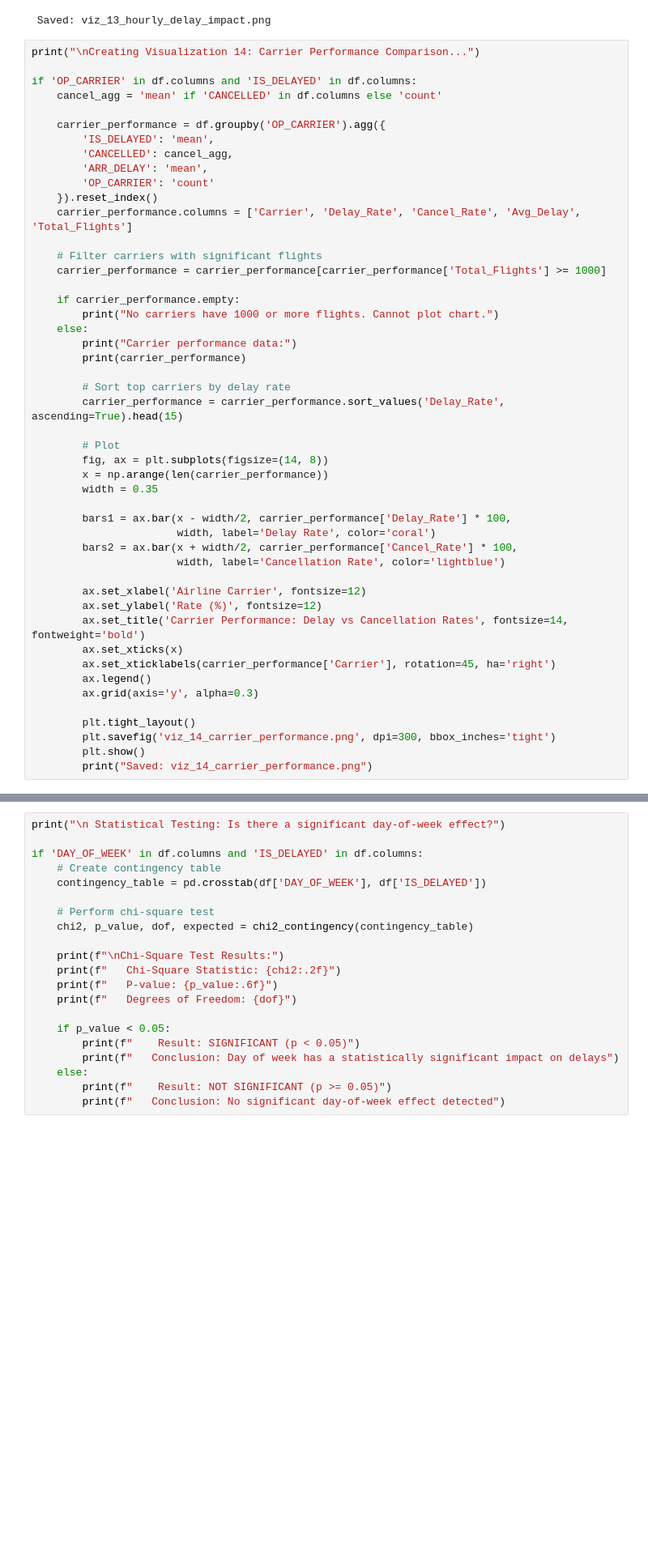
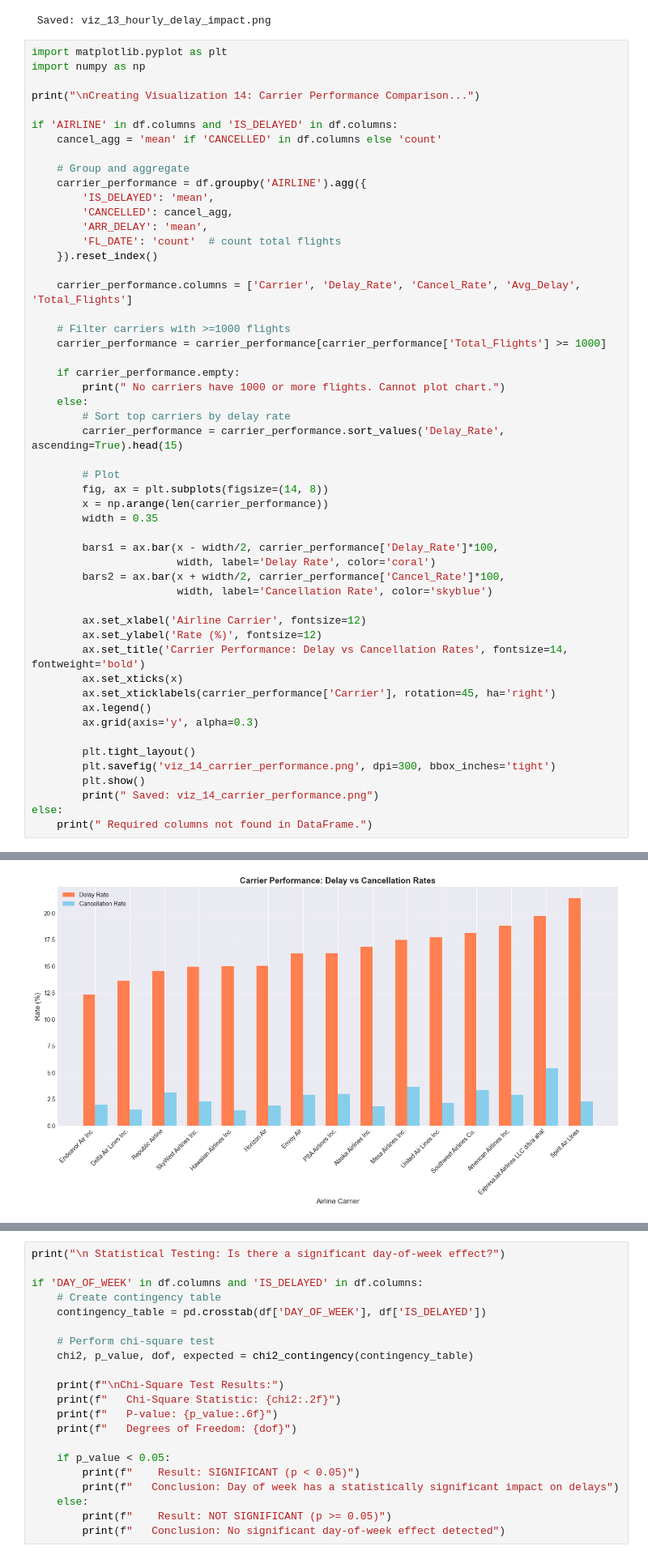
Before and after one commit to KL193/data-analysis-project-flight-delay, a Jupyter notebook: Untitled-1.ipynb, the cells around one changed output, grey strips where cells are left out. Shown at 81% size. Drawn from its saved outputs; the diff is of its cells as text; blank space fills up the shorter version.

```diff
--- a/Untitled-1.ipynb
+++ b/Untitled-1.ipynb
@@ -1142,52 +1173,57 @@ if 'DEP_HOUR' in df.columns and 'IS_DELAYED' in df.columns:
 [figure]
  Saved: viz_13_hourly_delay_impact.png
 # %%
+import matplotlib.pyplot as plt
+import numpy as np
+
 print("\nCreating Visualization 14: Carrier Performance Comparison...")
 
-if 'OP_CARRIER' in df.columns and 'IS_DELAYED' in df.columns:
+if 'AIRLINE' in df.columns and 'IS_DELAYED' in df.columns:
     cancel_agg = 'mean' if 'CANCELLED' in df.columns else 'count'
 
-    carrier_performance = df.groupby('OP_CARRIER').agg({
+    # Group and aggregate
+    carrier_performance = df.groupby('AIRLINE').agg({
         'IS_DELAYED': 'mean',
         'CANCELLED': cancel_agg,
         'ARR_DELAY': 'mean',
-        'OP_CARRIER': 'count'
+        'FL_DATE': 'count'  # count total flights
     }).reset_index()
+
     carrier_performance.columns = ['Carrier', 'Delay_Rate', 'Cancel_Rate', 'Avg_Delay', 'Total_Flights']
 
-    # Filter carriers with significant flights
+    # Filter carriers with >=1000 flights
     carrier_performance = carrier_performance[carrier_performance['Total_Flights'] >= 1000]
 
     if carrier_performance.empty:
-        print("No carriers have 1000 or more flights. Cannot plot chart.")
+        print(" No carriers have 1000 or more flights. Cannot plot chart.")
     else:
-        print("Carrier performance data:")
-        print(carrier_performance)
-
         # Sort top carriers by delay rate
         carrier_performance = carrier_performance.sort_values('Delay_Rate', ascending=True).head(15)
 
         # Plot
         fig, ax = plt.subplots(figsize=(14, 8))
         x = np.arange(len(carrier_performance))
         width = 0.35
 
-        bars1 = ax.bar(x - width/2, carrier_performance['Delay_Rate'] * 100,
+        bars1 = ax.bar(x - width/2, carrier_performance['Delay_Rate']*100,
                        width, label='Delay Rate', color='coral')
-        bars2 = ax.bar(x + width/2, carrier_performance['Cancel_Rate'] * 100,
-                       width, label='Cancellation Rate', color='lightblue')
+        bars2 = ax.bar(x + width/2, carrier_performance['Cancel_Rate']*100,
+                       width, label='Cancellation Rate', color='skyblue')
 
         ax.set_xlabel('Airline Carrier', fontsize=12)
         ax.set_ylabel('Rate (%)', fontsize=12)
         ax.set_title('Carrier Performance: Delay vs Cancellation Rates', fontsize=14, fontweight='bold')
         ax.set_xticks(x)
         ax.set_xticklabels(carrier_performance['Carrier'], rotation=45, ha='right')
         ax.legend()
         ax.grid(axis='y', alpha=0.3)
 
         plt.tight_layout()
         plt.savefig('viz_14_carrier_performance.png', dpi=300, bbox_inches='tight')
         plt.show()
-        print("Saved: viz_14_carrier_performance.png")
+        print(" Saved: viz_14_carrier_performance.png")
+else:
+    print(" Required columns not found in DataFrame.")
 # %% [output]
 Creating Visualization 14: Carrier Performance Comparison...
+[figure, added]
```
Also changed, not shown: parts of 7 cells of this notebook, 5 other files.
